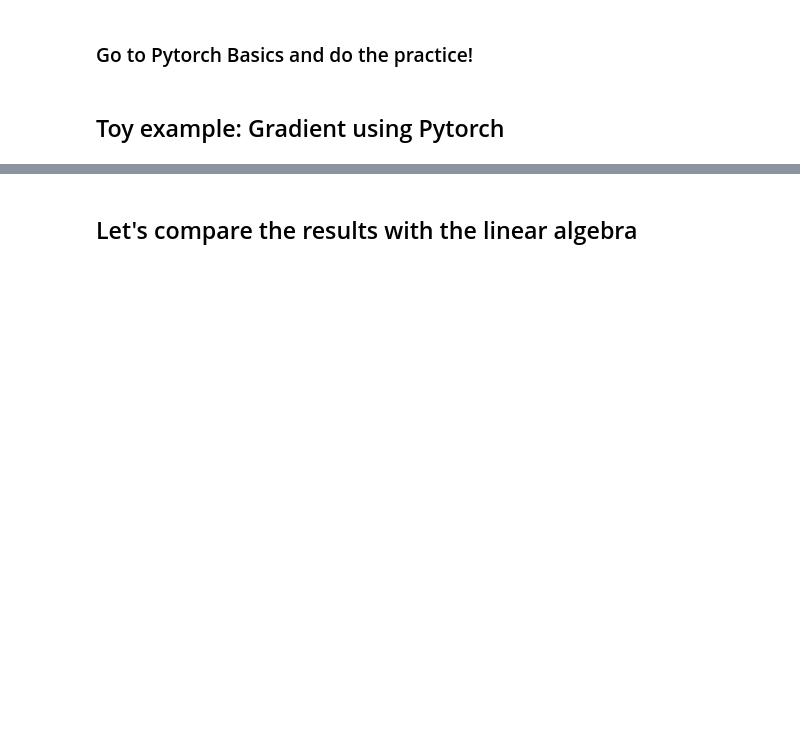
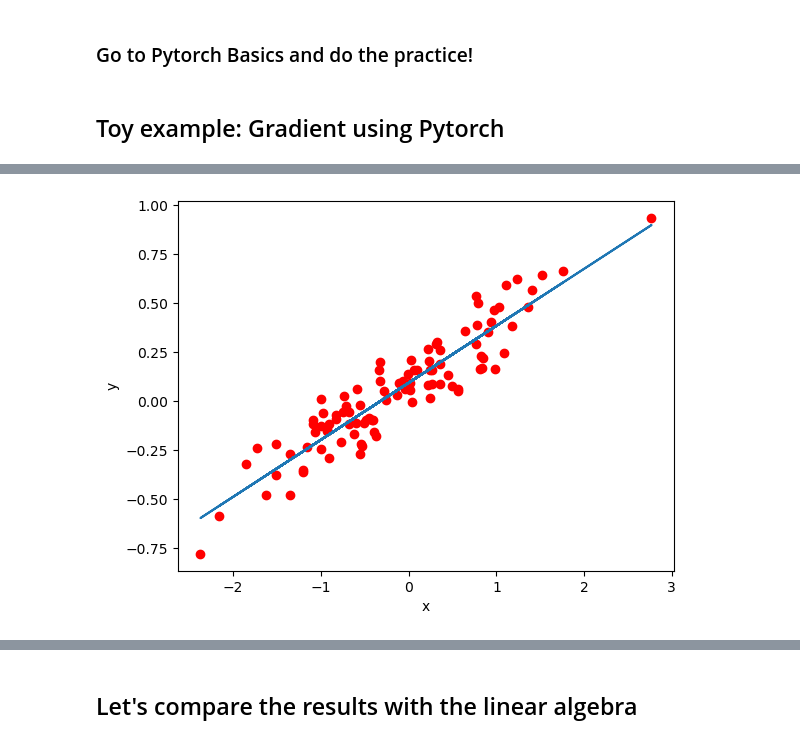
Before and after one commit to jongmoonha/AI-ME-Practice, a Jupyter notebook: Ch1_ML_1_Basics.ipynb, the cells around one changed output, grey strips where cells are left out. Drawn from its saved outputs; the diff is of its cells as text; code cells hidden in the pictures; blank space fills up the shorter version.

```diff
--- a/Ch1_ML_1_Basics.ipynb
+++ b/Ch1_ML_1_Basics.ipynb
@@ -128,30 +128,64 @@ grad:  tensor([179.5181, 115.8276], dtype=torch.float64)
 # %%
-# parameters to optimize
-# Initial value is randomly set
-# requires_grad=True: take into account in the gradient
+# Class find_theta with loss as a function
+class find_theta:
+    def __init__(self, x, y, n_iter = 100):
+        self.x = x
+        self.y = y
+        self.t0 = torch.tensor(np.random.randn(1), dtype=float, requires_grad=True)
+        self.t1 = torch.tensor(np.random.randn(1), dtype=float, requires_grad=True)
+        self.step_size = 0.001
+        self.optimizer = torch.optim.SGD([self.t1, self.t0], lr=self.step_size)
+        self.n_iter = 100
+        self.theta_history = []
 
-def find_theta(x_tensor, y_tensor, n_iter, step_size):
-    t0 = torch.tensor(np.random.randn(1), dtype=float, requires_grad=True)
-    t1 = torch.tensor(np.random.randn(1), dtype=float, requires_grad=True)
-    optimizer = torch.optim.SGD([t1, t0], lr=step_size)
+    def loss(self):
+        return ((self.y - (self.t1 * self.x + self.t0)) ** 2).sum()
 
-    # Gradient Descent
-    theta_history = []
-    for t in range(0, n_iter):
-        # Calculate gradient
+    def optimize(self):
+        for t in range(0, self.n_iter):
+            # Calculate loss
+            loss = self.loss()
 
-        loss = ((y_tensor - (t1*x_tensor + t0))**2).sum()
-        loss.backward()
+            # Calculate gradient
+            loss.backward()
 
-        # This is how the optimizer actually works (theta0 and 1 are updated)
-        optimizer.step()
-        optimizer.zero_grad()
+            # This is how the optimizer actually works (theta0 and 1 are updated)
+            self.optimizer.step()
+            self.optimizer.zero_grad()
 
-        # Save Log
-        theta_history.append([t0.item(), t1.item()])
-        if (t%10==0):
-            print('iter= {},\t theta0: {:3f},\t theta1: {:3f}, \t loss: {:3f}'\
-                .format(t,t0.item(), t1.item(), loss.item()))
-    theta_history = np.array(theta_history)
+            # Save Log
+            self.theta_history.append([self.t0.item(), self.t1.item()])
+            if (t % 10 == 0):
+                print('iter= {},\t t0: {:3f},\t t1: {:3f},\t loss: {:3f}'.format(t, self.t0.item(), self.t1.item(), loss.item()))
+        self.theta_history = np.array(self.theta_history)
+        return loss.item()
 
-    return theta_history, t0, t1
+# Example usage using x_tensor and y_tensor
+n_iter = 100
+model = find_theta(x_tensor, y_tensor, n_iter=n_iter)
+model.optimize()
+
+theta_history = model.theta_history
+t0 = model.t0
+t1 = model.t1
+
+# check data and model
+plt.figure()
+plt.plot(x, y, 'ro')
+plt.plot(x, (t1.detach().numpy()*x + t0.detach().numpy()))
+plt.xlabel('x')
+plt.ylabel('y')
+plt.show()
+
+theta_history = np.array(theta_history)
+plt.figure(figsize=(10,5))
+plt.subplot(1,2,1)
+plt.plot(np.arange(0,n_iter), np.ones(n_iter)*theta0)
+plt.plot(theta_history[:,0], 'r--')
+plt.title('theta0')
+plt.subplot(1,2,2)
+plt.plot(np.arange(0,n_iter), np.ones(n_iter)*theta1)
+plt.plot(theta_history[:,1], 'r--')
+plt.title('theta1')
+plt.show()
+# %% [output]
@@ -157,0 +202 @@ def find_theta(x_tensor, y_tensor, n_iter, step_size):
+[figure, added]
```
Also changed, not shown: parts of 27 cells of this notebook.
